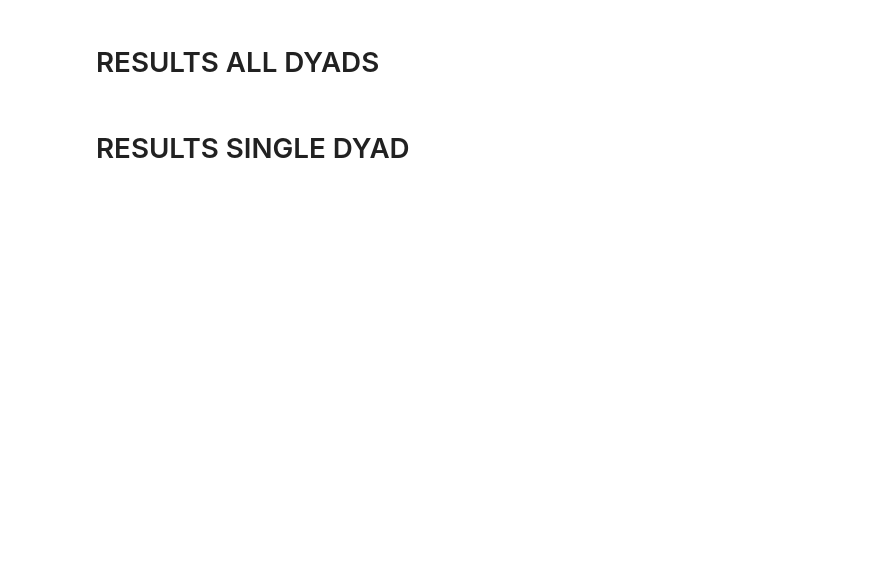
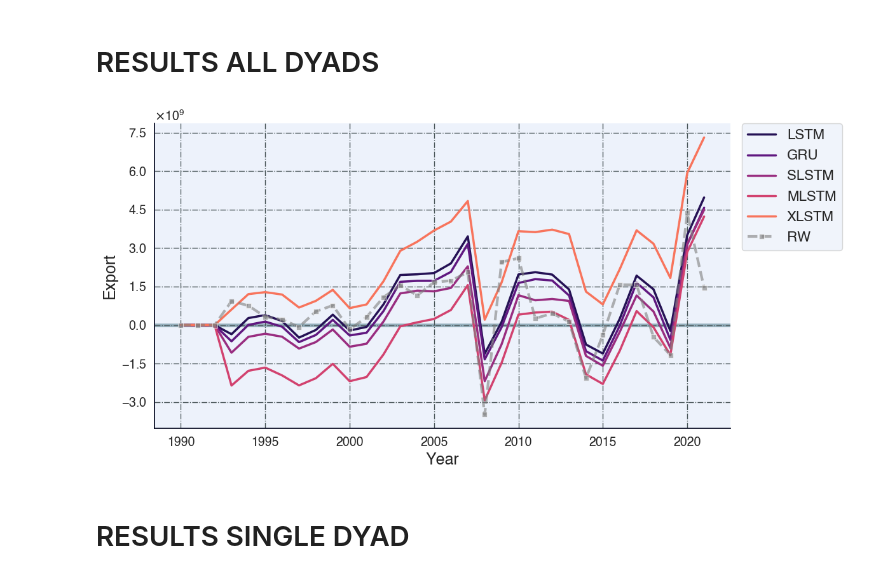
Before and after one commit to Freyness-gd/trade_under_pressure_thesis, a Jupyter notebook: src/prediction/prediction_comparison.ipynb, the cells around one changed output. Saved outputs shown, nothing was run; the diff lists cells and outputs as text; code cells hidden in the pictures; blank space fills up the shorter version.

```diff
--- a/src/prediction/prediction_comparison.ipynb
+++ b/src/prediction/prediction_comparison.ipynb
@@ -168,10 +366,10 @@ pred["RW"] = rw_centered * sd + med
 # 5) Build a single DataFrame and aggregate by year
 df_plot = pd.DataFrame({
   "Year": years,
-  "Actual": truth,
+  # "Actual": truth,
   "GRU": truth - pred["GRU"],
   "LSTM": truth - pred["LSTM"],
-  "XLSTM": truth - pred["XLSTM"],
+  "XLSTM": truth - pred["XLSTM(sm)"],
   "SLSTM": truth - pred["SLSTM"],
   "MLSTM": truth - pred["MLSTM"],
   "RW": truth - pred["RW"],
@@ -201,30 +400,69 @@ print(
 # %% [markdown]
 # RESULTS ALL DYADS
 # %%
-
 agg = df_plot.groupby("Year")[
-  ["Actual", "GRU", "GRU-new", "LSTM", "LSTM-new", "RW", "XLSTM-new", "MLSTM", "SLSTM", "XLSTM"]].sum().reset_index()
+  [
+    # "Actual",
+    "GRU",
+    "LSTM",
+    "RW",
+    "MLSTM",
+    "SLSTM",
+    "XLSTM"
+  ]].sum().reset_index()
 agg = agg[agg["Year"] >= 1985]
 agg = agg[agg["Year"] <= 2021]
 
+models_color = ["LSTM", "GRU", "SLSTM", "MLSTM", "XLSTM", "RW"]
+colors = cm.magma(np.linspace(0.15, 0.85, len(models_color)))
+
 # 6) Plot them all together
 plt.figure(figsize=(12, 6))
-# sns.lineplot(data=agg, x="Year", y="Actual", marker="o", label="Actual")
-# sns.lineplot(data=agg, x="Year", y="GRU", marker="s", label="GRU")
-sns.lineplot(data=agg, x="Year", y="GRU-new", marker="s", label="GRU-new")
-# sns.lineplot(data=agg, x="Year", y="LSTM", marker="^", label="LSTM")
-sns.lineplot(data=agg, x="Year", y="LSTM-new", marker="^", label="LSTM-new")
-sns.lineplot(data=agg, x="Year", y="XLSTM", marker="v", label="XLSTM")
-sns.lineplot(data=agg, x="Year", y="XLSTM-new", marker="v", label="XLSTM-new")
-# sns.lineplot(data=agg, x="Year", y="SLSTM", marker="v", label="SLSTM")
-# sns.lineplot(data=agg, x="Year", y="MLSTM", marker="v", label="MLSTM")
-# sns.lineplot(data=agg, x="Year", y="RW", marker="x", label="RW")
-plt.title("Total Actual vs. Predicted Export Across All Dyads")
+sns.lineplot(data=agg, x="Year", y="LSTM", label="LSTM", color=colors[0], linewidth=2.5)
+sns.lineplot(data=agg, x="Year", y="GRU", label="GRU", color=colors[1], linewidth=2.5)
+sns.lineplot(data=agg, x="Year", y="SLSTM", label="SLSTM", color=colors[2], linewidth=2.5)
+sns.lineplot(data=agg, x="Year", y="MLSTM", label="MLSTM", color=colors[3], linewidth=2.5)
+sns.lineplot(data=agg, x="Year", y="XLSTM", label="XLSTM", color=colors[4], linewidth=2.5)
+sns.lineplot(data=agg, x="Year", y="RW", label="RW", marker="s", color="#7f7f7f", linestyle="--", linewidth=3,
+             alpha=0.6)
+
 plt.xlabel("Year")
 plt.ylabel("Export")
-plt.legend()
 plt.grid(True)
+
+ax = plt.gca()
+ax.axhline(
+  y=0,
+  color="#598392",
+  linewidth=4,
+  linestyle="-",
+  alpha=0.6,
+  zorder=0
+)
+ax.legend(
+  bbox_to_anchor=(1.02, 1.0),
+  loc="upper left",
+  borderaxespad=0.0
+)
+
+# Force scientific notation with fixed offset (e.g. 1e7)
+formatter = ScalarFormatter(useMathText=True)
+formatter.set_scientific(True)
+formatter.set_powerlimits((0, 0))  # always show 1eX scale
+
+ax.yaxis.set_major_formatter(formatter)
+
+# Force exactly ~10 major ticks
+ax.yaxis.set_major_locator(MaxNLocator(nbins=10, prune=None))
+
 plt.tight_layout()
+plt.savefig(
+  "../graph_output/aggregate_prediction_all_dyads.png",
+  dpi=500,
+  bbox_inches="tight"
+)
 plt.show()
+# %% [output]
+[figure, added]
 # %% [markdown]
 # RESULTS SINGLE DYAD
```
Also changed, not shown: parts of 30 cells of this notebook, 9 other files.
